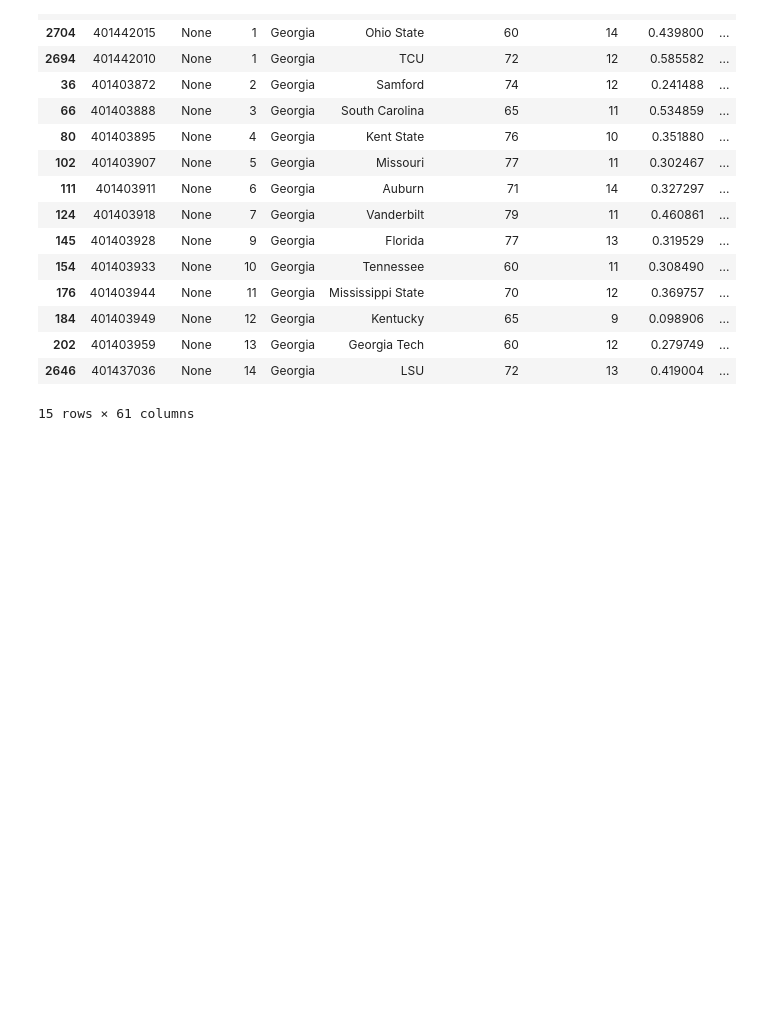
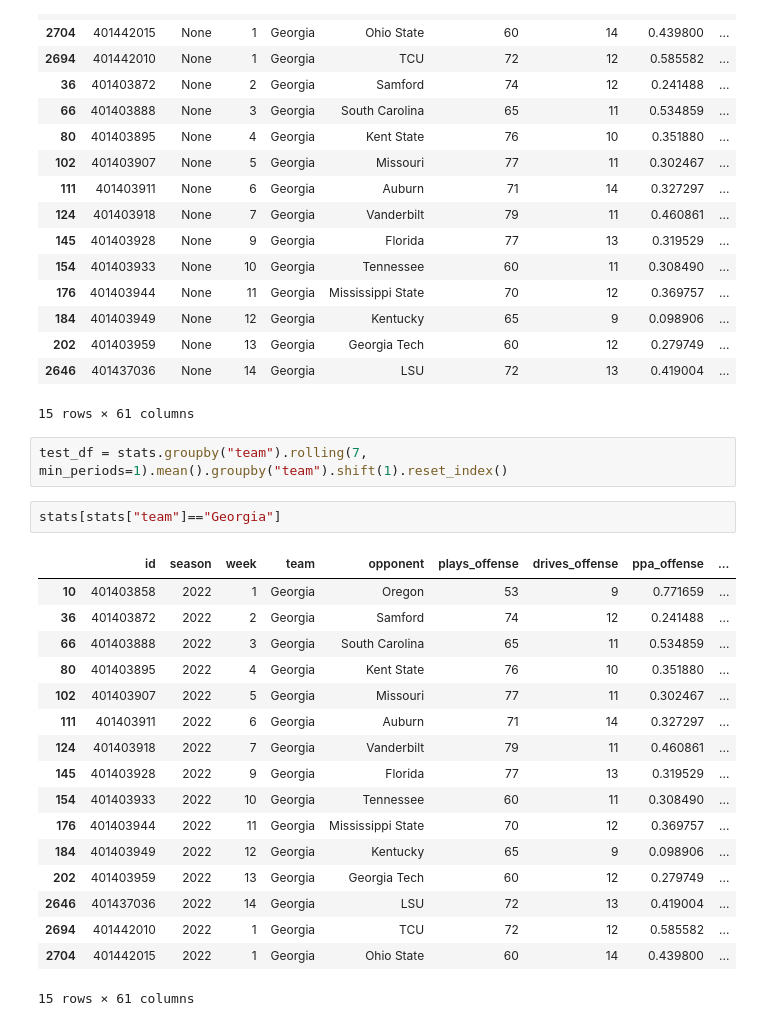
Before and after one commit to taylorlast/cfb-predictions, a Jupyter notebook: src/test_book.ipynb, the cells around one changed output. Drawn from its saved outputs; the diff is of its cells as text; blank space fills up the shorter version.

```diff
--- a/src/test_book.ipynb
+++ b/src/test_book.ipynb
@@ -133,3 +127,25 @@ stats[stats["team"]=="Georgia"].sort_values(by="week")
 | 202 | 401403959 | None | 13 | Georgia | Georgia Tech | 60 | 12 | 0.279749 | ... |
 | 2646 | 401437036 | None | 14 | Georgia | LSU | 72 | 13 | 0.419004 | ... |
 15 rows × 61 columns
+# %%
+test_df = stats.groupby("team").rolling(7, min_periods=1).mean().groupby("team").shift(1).reset_index()
+# %%
+stats[stats["team"]=="Georgia"]
+# %% [output]
+|  | id | season | week | team | opponent | plays_offense | drives_offense | ppa_offense | ... |
+| 10 | 401403858 | 2022 | 1 | Georgia | Oregon | 53 | 9 | 0.771659 | ... |
+| 36 | 401403872 | 2022 | 2 | Georgia | Samford | 74 | 12 | 0.241488 | ... |
+| 66 | 401403888 | 2022 | 3 | Georgia | South Carolina | 65 | 11 | 0.534859 | ... |
+| 80 | 401403895 | 2022 | 4 | Georgia | Kent State | 76 | 10 | 0.351880 | ... |
+| 102 | 401403907 | 2022 | 5 | Georgia | Missouri | 77 | 11 | 0.302467 | ... |
+| 111 | 401403911 | 2022 | 6 | Georgia | Auburn | 71 | 14 | 0.327297 | ... |
+| 124 | 401403918 | 2022 | 7 | Georgia | Vanderbilt | 79 | 11 | 0.460861 | ... |
+| 145 | 401403928 | 2022 | 9 | Georgia | Florida | 77 | 13 | 0.319529 | ... |
+| 154 | 401403933 | 2022 | 10 | Georgia | Tennessee | 60 | 11 | 0.308490 | ... |
+| 176 | 401403944 | 2022 | 11 | Georgia | Mississippi State | 70 | 12 | 0.369757 | ... |
+| 184 | 401403949 | 2022 | 12 | Georgia | Kentucky | 65 | 9 | 0.098906 | ... |
+| 202 | 401403959 | 2022 | 13 | Georgia | Georgia Tech | 60 | 12 | 0.279749 | ... |
+| 2646 | 401437036 | 2022 | 14 | Georgia | LSU | 72 | 13 | 0.419004 | ... |
+| 2694 | 401442010 | 2022 | 1 | Georgia | TCU | 72 | 12 | 0.585582 | ... |
+| 2704 | 401442015 | 2022 | 1 | Georgia | Ohio State | 60 | 14 | 0.439800 | ... |
+15 rows × 61 columns
```
Also changed, not shown: parts of 17 cells of this notebook, 3 other files.
